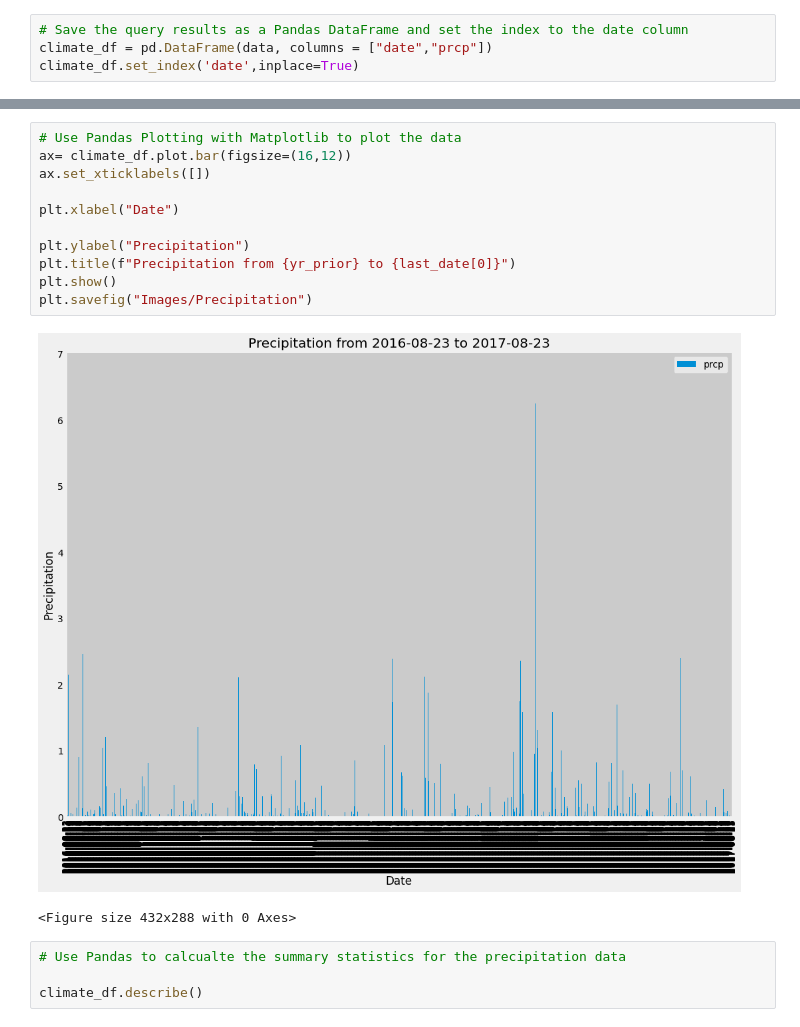
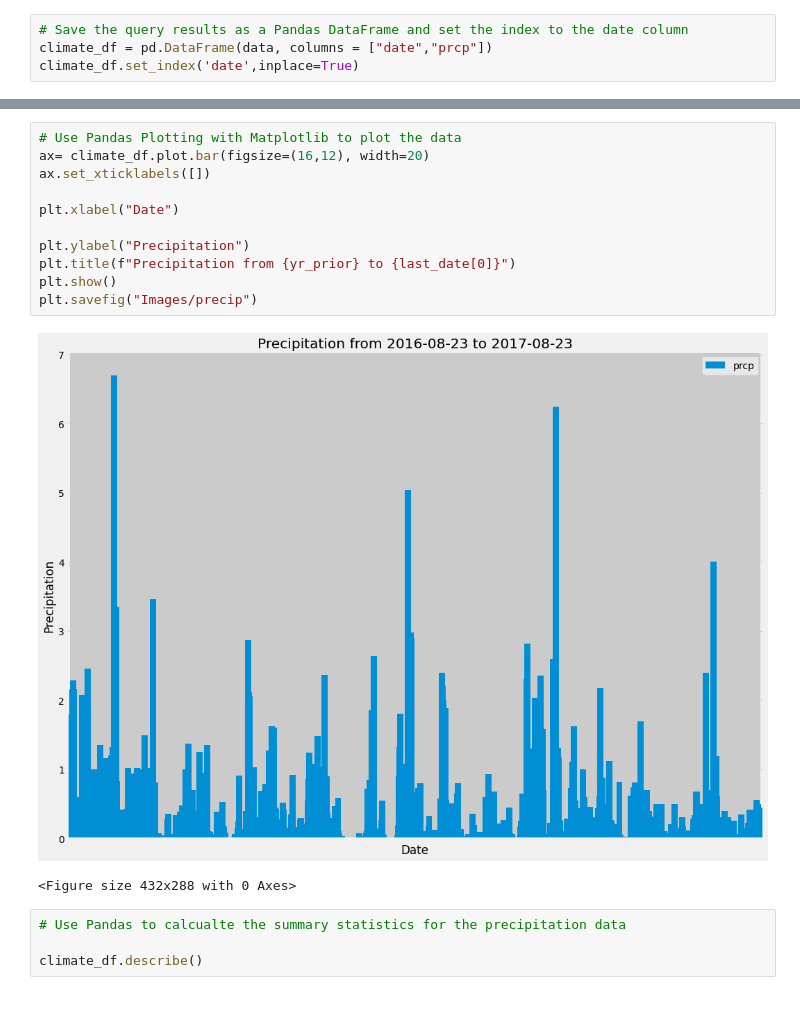
Before and after one commit to kblood86/Hawaii-Exploration, a Jupyter notebook: Climate.ipynb, the cells around one changed output, grey strips where cells are left out. Saved outputs shown, nothing was run; the diff lists cells and outputs as text.

```diff
--- a/Climate.ipynb
+++ b/Climate.ipynb
@@ -102,17 +102,17 @@ climate_df
 2230 rows × 1 columns
 # %%
 # Use Pandas Plotting with Matplotlib to plot the data
-ax= climate_df.plot.bar(figsize=(16,12))
+ax= climate_df.plot.bar(figsize=(16,12), width=20)
 ax.set_xticklabels([])
 
 plt.xlabel("Date")
 
 plt.ylabel("Precipitation")
 plt.title(f"Precipitation from {yr_prior} to {last_date[0]}")
 plt.show()
-plt.savefig("Images/Precipitation")
+plt.savefig("Images/precip")
 # %% [output]
-[figure, old version]
+[figure, new version]
 <Figure size 432x288 with 0 Axes>
 # %%
 # Use Pandas to calcualte the summary statistics for the precipitation data
```
Also changed, not shown: parts of 3 cells of this notebook, 4 other files.
